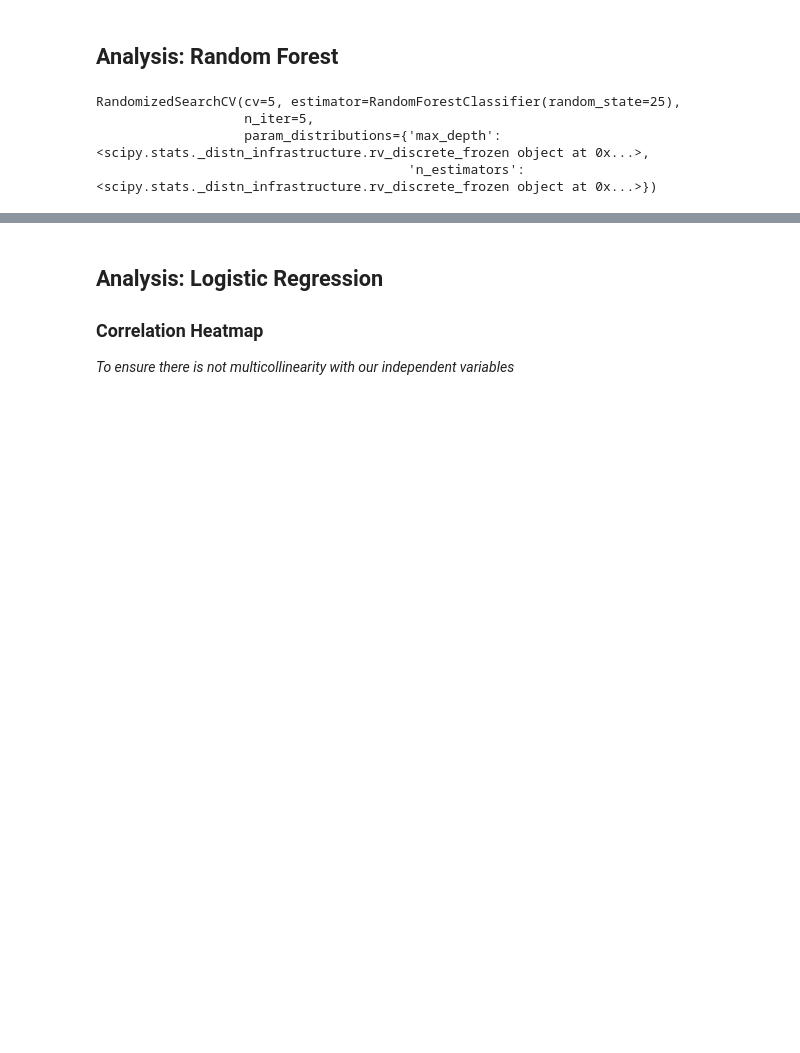
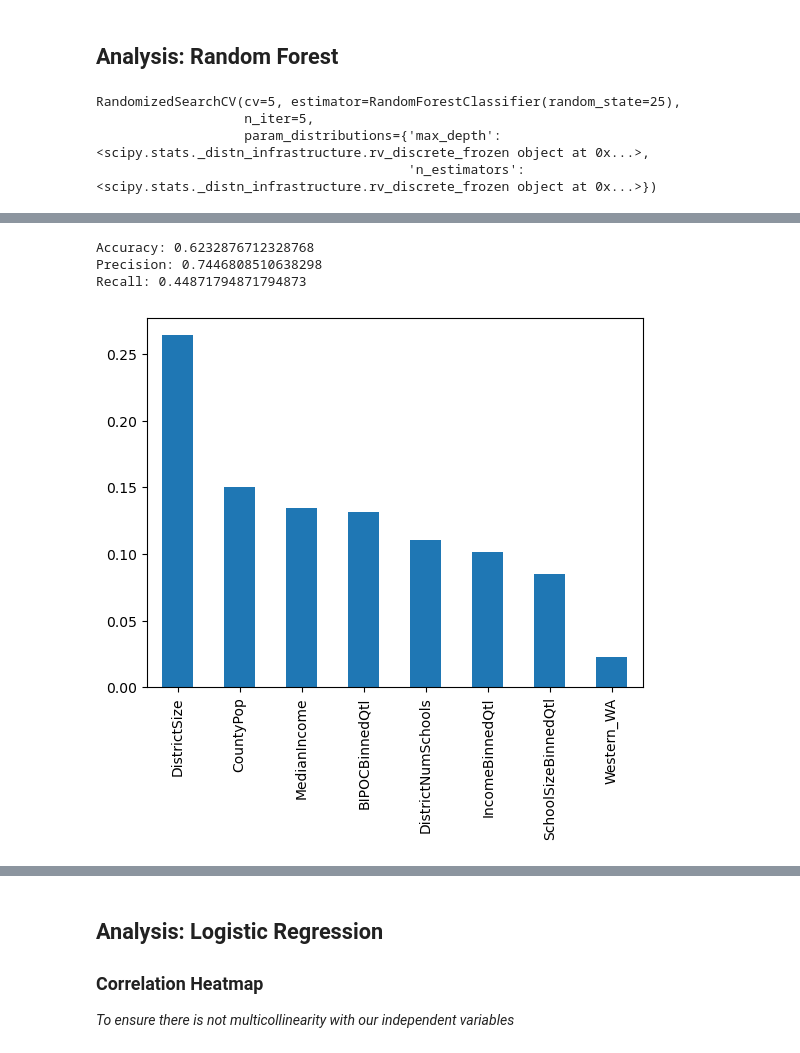
Before and after one commit to brinkbrink/WA_CS_v2, a Jupyter notebook: SchoolAnalysis.ipynb, the cells around one changed output, grey strips where cells are left out. Saved outputs shown, nothing was run; the diff lists cells and outputs as text; code cells hidden in the pictures; blank space fills up the shorter version.

```diff
--- a/SchoolAnalysis.ipynb
+++ b/SchoolAnalysis.ipynb
@@ -489,0 +546,20 @@ feature_importances_tree3.plot.bar();
+# %%
+accuracy_rf4 = accuracy_score(y_test_rf4, y_pred_rf4)
+precision_rf4 = precision_score(y_test_rf4, y_pred_rf4)
+recall_rf4 = recall_score(y_test_rf4, y_pred_rf4)
+
+print("Accuracy:", accuracy_rf4)
+print("Precision:", precision_rf4)
+print("Recall:", recall_rf4)
+# %% [output]
+Accuracy: 0.6232876712328768
+Precision: 0.7446808510638298
+Recall: 0.44871794871794873
+# %%
+# Create a series containing feature importances from the model and feature names from the training data
+feature_importances_tree4 = pd.Series(best_rf_rf4.feature_importances_, index=X_train_rf4.columns).sort_values(ascending=False)
+
+# Plot a simple bar chart
+feature_importances_tree4.plot.bar();
+# %% [output]
+[figure, added]
```
Also changed, not shown: parts of 52 cells of this notebook.
